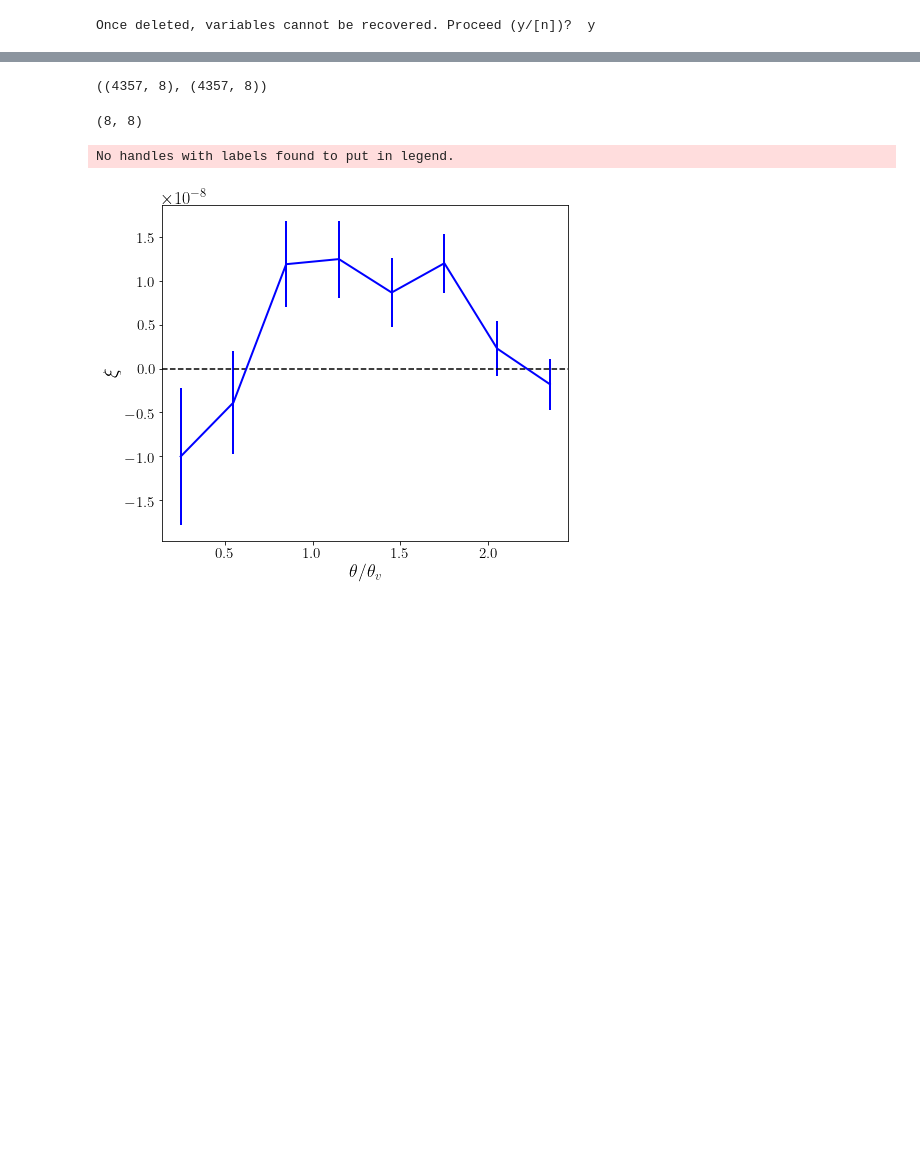
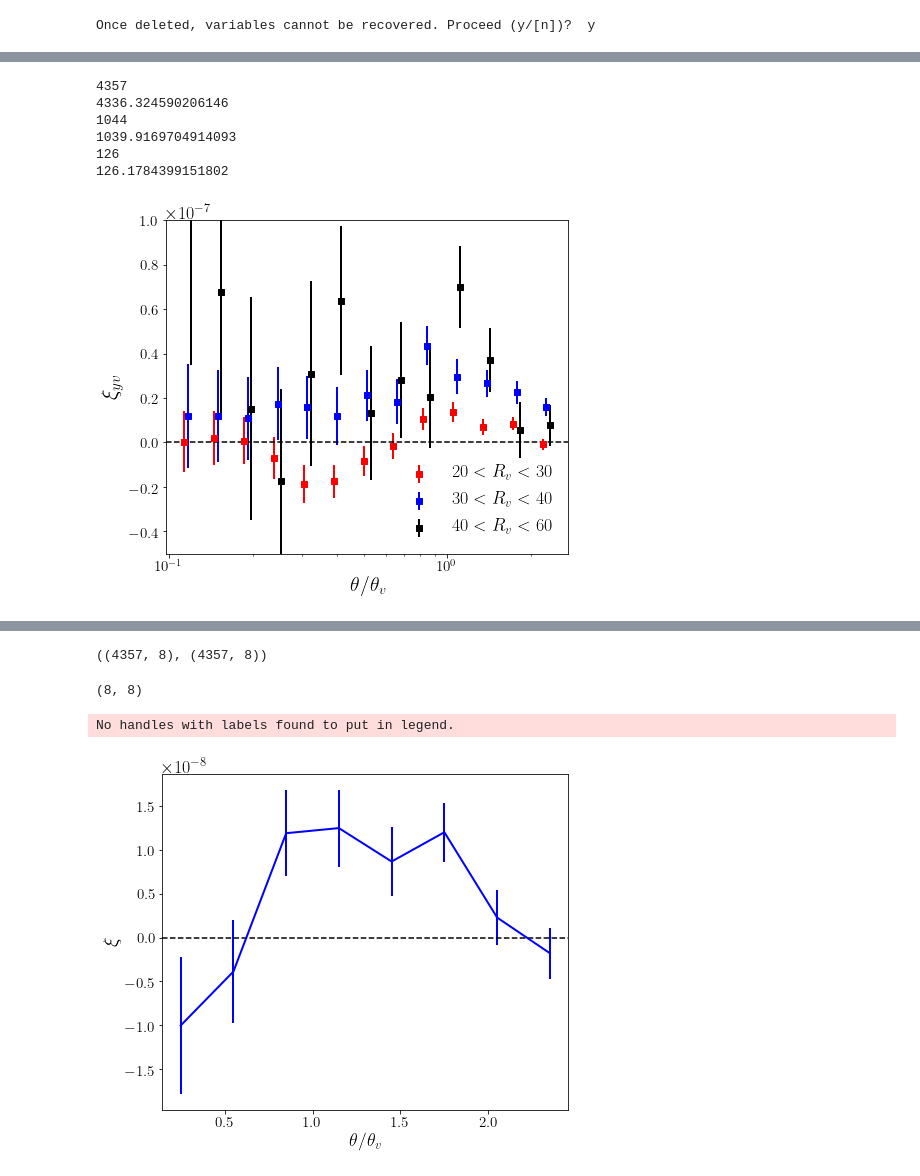
Before and after one commit to shivampcosmo/ACTxDESY3, a Jupyter notebook: src/process_cats/plot_voidy_profile.ipynb, the cells around one changed output, grey strips where cells are left out. Saved outputs shown, nothing was run; the diff lists cells and outputs as text; code cells hidden in the pictures; blank space fills up the shorter version.

```diff
--- a/src/process_cats/plot_voidy_profile.ipynb
+++ b/src/process_cats/plot_voidy_profile.ipynb
@@ -92,0 +90,65 @@ pl.tight_layout()
+# %%
+
+rv_bins = [[20,30],[30,40],[40,60]]
+labels = [r'$20 < R_v < 30$', r'$30 < R_v < 40$', r'$40 < R_v < 60$']
+colors = ['r','b','k']
+fig, ax = pl.subplots(1,1, figsize = (7,6))
+for jr in range(len(rv_bins)):
+    df = dill.load(open('/global/cfs/cdirs/des/shivamp/nl_cosmosis/cosmosis/ACTxDESY3/src/results/dy/dy_planck_fwhm_10arcmin_nside2048__cat_void_z_0.15_0.6_R_20.0_80.0_dojk_True_njk_60_desy3_w1_loghres_weighted.pk','rb'))
+    xi_all = df['xi_all']
+    theta_thv_all = df['theta_thv_all']
+    thv_all = df['thv_data']
+    theta_all = df['theta_all_data']
+    rv_all = df['rv']
+    zv_all = df['z']
+    wv_all = df['lss_weights_data']
+
+    selz = np.where((rv_all > rv_bins[jr][0]) & (rv_all < rv_bins[jr][1]) & (zv_all > 0.2) & (zv_all < 0.6) )[0]
+    xi_all, theta_thv_all = xi_all[selz,:], theta_thv_all[selz,:]
+    thv_all = thv_all[selz]
+    theta_all = theta_all[selz, :]
+    wv_all = wv_all[selz]
+    print(len(selz))
+
+    xi_mean = np.sum(xi_all, axis=0)/np.sum(wv_all)
+    print(np.sum(wv_all))
+
+    nv = xi_all.shape[0]
+    nrad = xi_all.shape[1]
+    xi_big_all = np.zeros_like(xi_all)
+    for jv in range(nv):
+        ind_all = np.arange(nv)
+        ind_rm1 = np.delete(ind_all,jv)
+        xi_rm1 = np.sum(xi_all[ind_rm1,:], axis=0)/np.sum(wv_all[ind_rm1])
+        xi_big_all[jv,:] = xi_rm1
+
+    xi_mean_rep = np.tile(xi_mean.reshape(1,nrad),(nv,1))
+
+
+    xi_cov = ((nv-1)/(nv))*np.dot((xi_big_all - xi_mean_rep).T , (xi_big_all - xi_mean_rep))
+
+
+# for j in range(xi_all.shape[0]):
+#     ax.errorbar(theta_thv_all[j,:],xi_all[j,:],ls='-',marker='',lw=0.5,color='black')
+# ax.errorbar(theta_thv_all[0,:],xi_mean,ls='-',marker='',lw=0.5,color='black')
+#     ax.errorbar(theta_thv_all[0,:] + 0.02*jr,xi_mean, np.sqrt(np.diag(xi_cov)),ls='',marker='s',lw=2.0,color=colors[jr],label=labels[jr])
+    ax.errorbar(theta_thv_all[0,:] * (1.03**jr),xi_mean, np.sqrt(np.diag(xi_cov)),ls='',marker='s',lw=2.0,color=colors[jr],label=labels[jr])
+ax.set_xscale('log')
+# ax.set_yscale('log')
+ax.set_xlabel(r'$\theta/\theta_v$', size = 20)
+ax.axhline(0.0, ls='--',color='k')
+ax.set_ylabel(r'$\xi_{yv}$', size = 22)
+ax.set_ylim(-5e-8,1e-7)
+# ax.set_xlim(0.0,1.0)
+ax.tick_params(axis='both', which='major', labelsize=15)
+ax.tick_params(axis='both', which='minor', labelsize=15)
+ax.legend(fontsize = 18, frameon = False)
+pl.tight_layout()
+# %% [output]
+4357
+4336.324590206146
+1044
+1039.9169704914093
+126
+126.1784399151802
+[figure, added]
```
Also changed, not shown: parts of 3 cells of this notebook, 6 other files.
